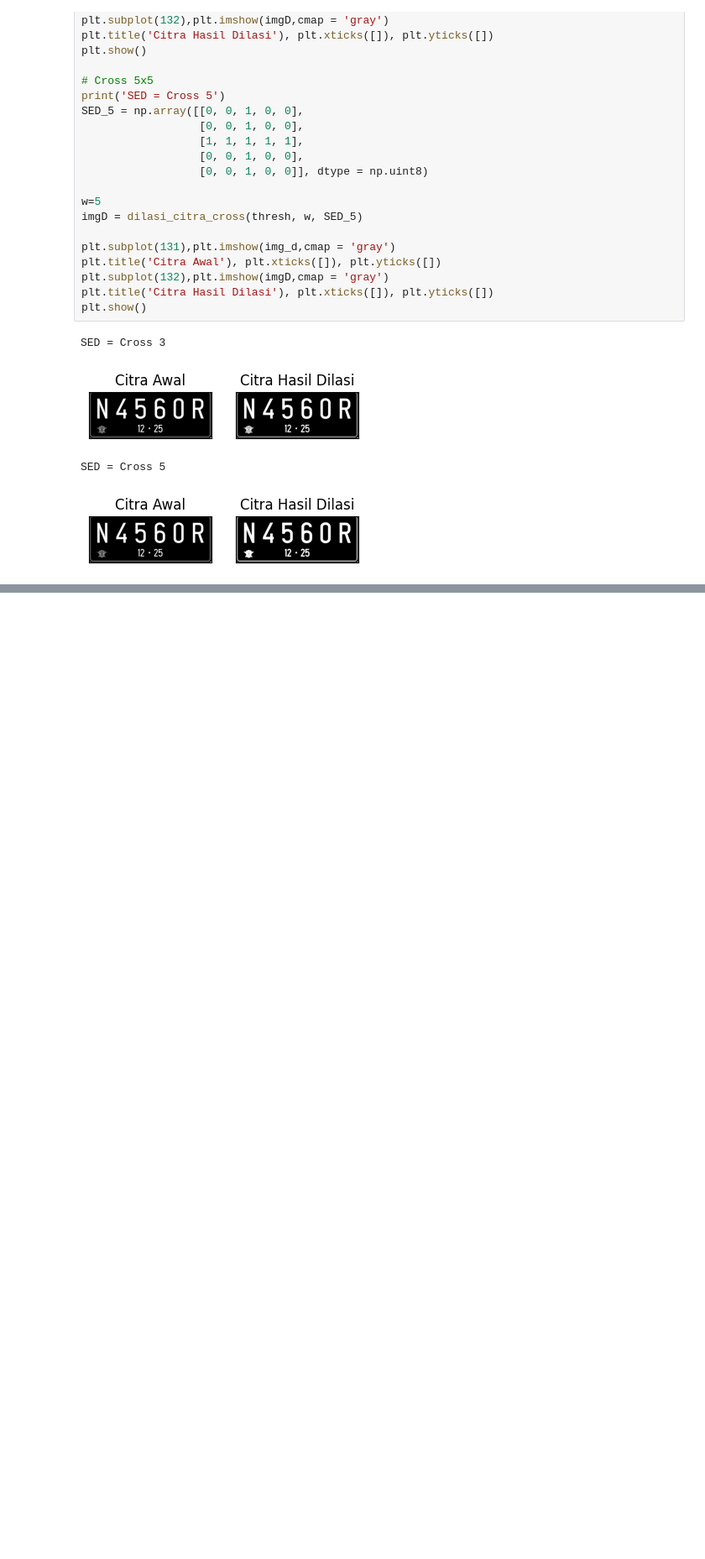
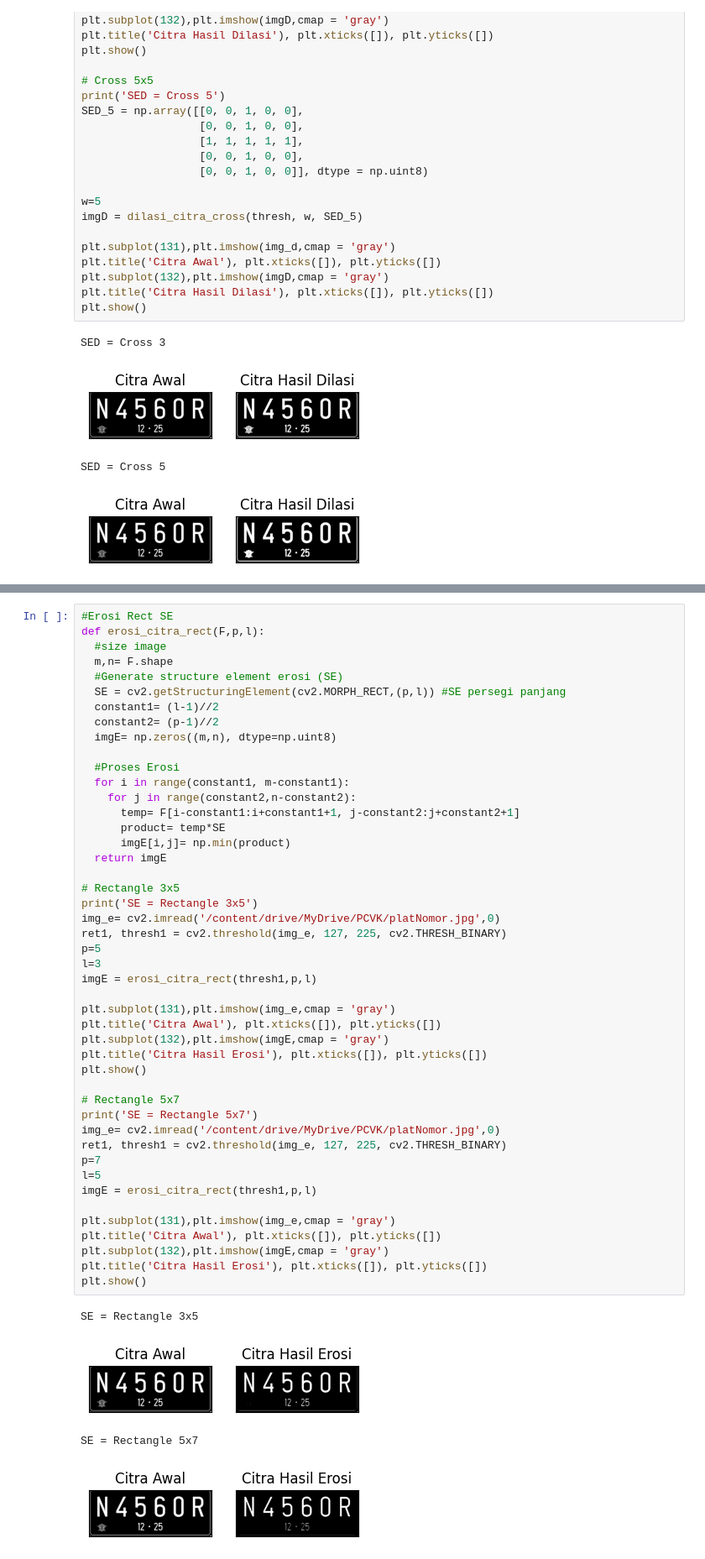
Before and after one commit to muiddd/5thSemester_PCVK, a Jupyter notebook: Week09.ipynb, the cells around one changed output, grey strips where cells are left out. Shown at 84% size. Saved outputs shown, nothing was run; the diff lists cells and outputs as text; blank space fills up the shorter version.

```diff
--- a/Week09.ipynb
+++ b/Week09.ipynb
@@ -214,0 +266,51 @@ SED = Cross 5
+# %%
+#Erosi Rect SE
+def erosi_citra_rect(F,p,l):
+  #size image
+  m,n= F.shape
+  #Generate structure element erosi (SE)
+  SE = cv2.getStructuringElement(cv2.MORPH_RECT,(p,l)) #SE persegi panjang
+  constant1= (l-1)//2
+  constant2= (p-1)//2
+  imgE= np.zeros((m,n), dtype=np.uint8)
+
+  #Proses Erosi
+  for i in range(constant1, m-constant1):
+    for j in range(constant2,n-constant2):
+      temp= F[i-constant1:i+constant1+1, j-constant2:j+constant2+1]
+      product= temp*SE
+      imgE[i,j]= np.min(product)
+  return imgE
+
+# Rectangle 3x5
+print('SE = Rectangle 3x5')
+img_e= cv2.imread('/content/drive/MyDrive/PCVK/platNomor.jpg',0)
+ret1, thresh1 = cv2.threshold(img_e, 127, 225, cv2.THRESH_BINARY)
+p=5
+l=3
+imgE = erosi_citra_rect(thresh1,p,l)
+
+plt.subplot(131),plt.imshow(img_e,cmap = 'gray')
+plt.title('Citra Awal'), plt.xticks([]), plt.yticks([])
+plt.subplot(132),plt.imshow(imgE,cmap = 'gray')
+plt.title('Citra Hasil Erosi'), plt.xticks([]), plt.yticks([])
+plt.show()
+
+# Rectangle 5x7
+print('SE = Rectangle 5x7')
+img_e= cv2.imread('/content/drive/MyDrive/PCVK/platNomor.jpg',0)
+ret1, thresh1 = cv2.threshold(img_e, 127, 225, cv2.THRESH_BINARY)
+p=7
+l=5
+imgE = erosi_citra_rect(thresh1,p,l)
+
+plt.subplot(131),plt.imshow(img_e,cmap = 'gray')
+plt.title('Citra Awal'), plt.xticks([]), plt.yticks([])
+plt.subplot(132),plt.imshow(imgE,cmap = 'gray')
+plt.title('Citra Hasil Erosi'), plt.xticks([]), plt.yticks([])
+plt.show()
+# %% [output]
+SE = Rectangle 3x5
+[figure, added]
+SE = Rectangle 5x7
+[figure, added]
```
Also changed, not shown: parts of 2 cells of this notebook.
